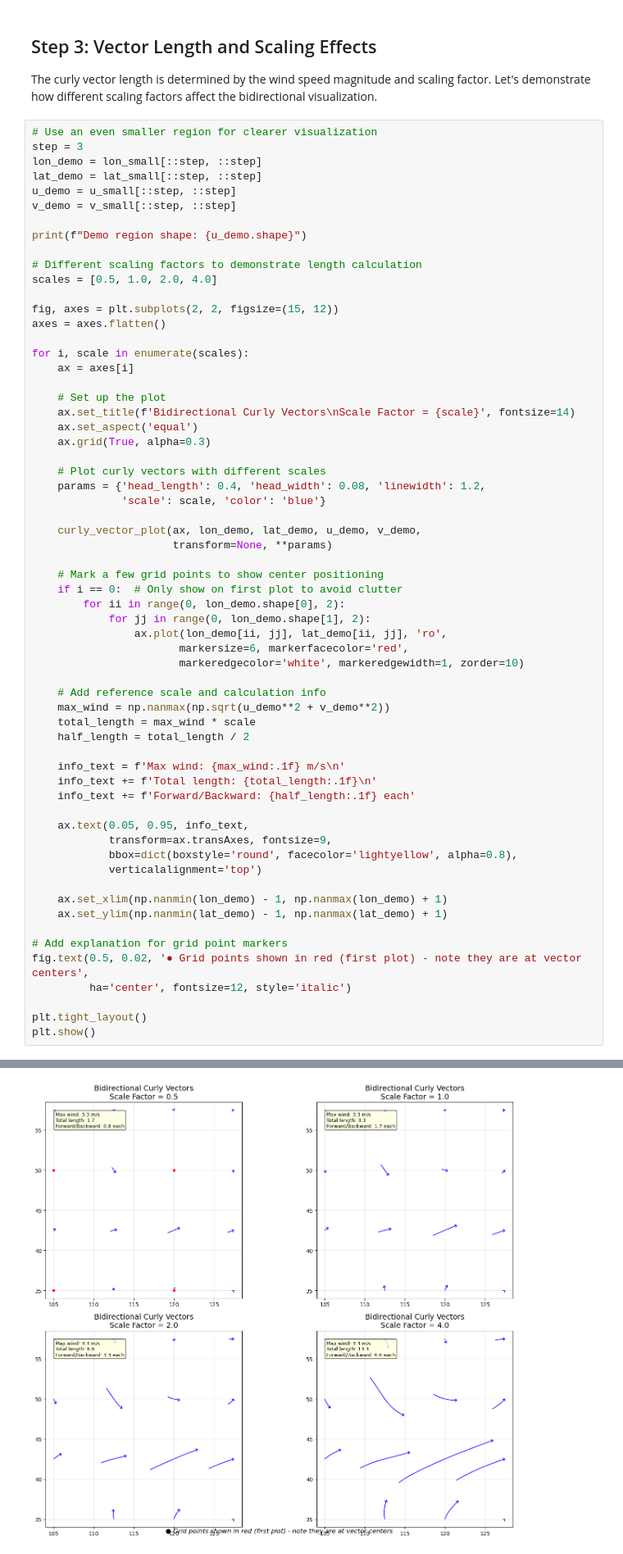
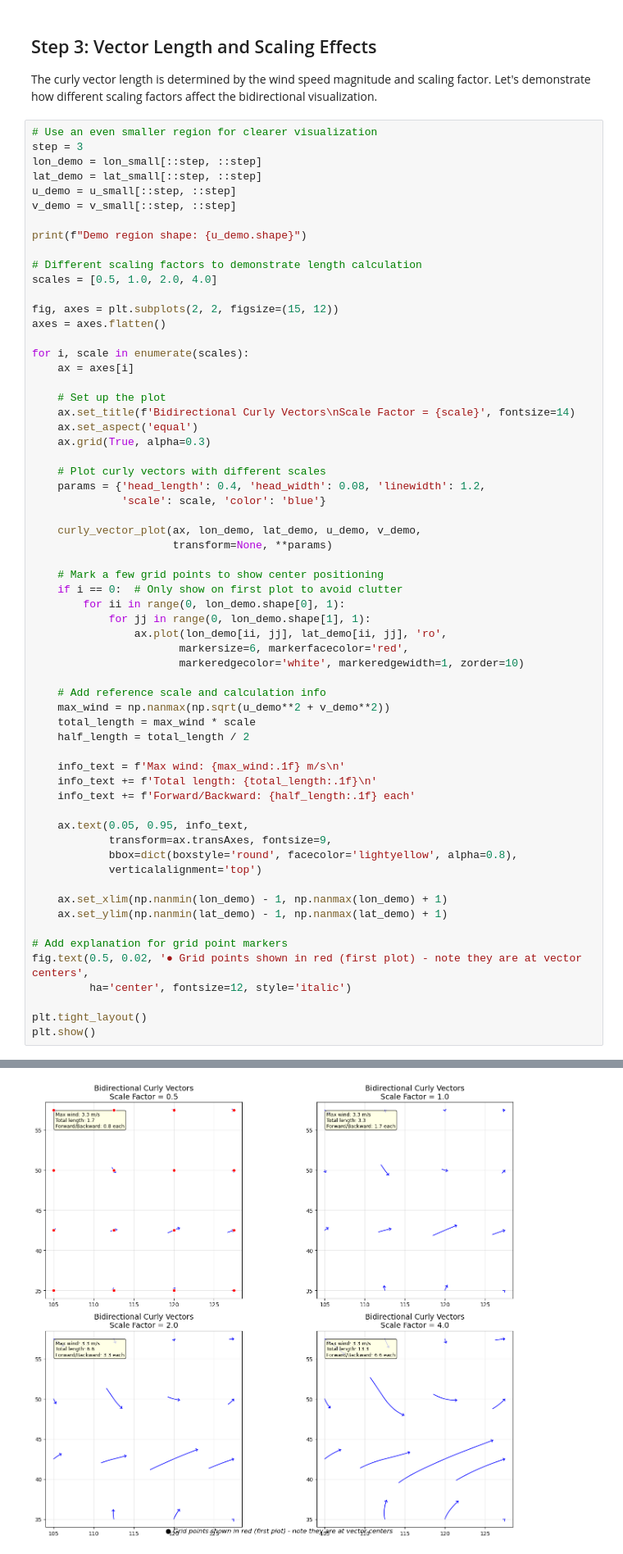
Before and after one commit to Liu-Yitao/Python_curly_vector, a Jupyter notebook: doc/curly_vector_calculation_demo.ipynb, the cells around one changed output, grey strips where cells are left out. Shown: that part at 82% size. Cells and saved outputs as stored; diff of their text form.

```diff
--- a/doc/curly_vector_calculation_demo.ipynb
+++ b/doc/curly_vector_calculation_demo.ipynb
@@ -163,35 +163,35 @@ for i, scale in enumerate(scales):
 
     # Mark a few grid points to show center positioning
     if i == 0:  # Only show on first plot to avoid clutter
-        for ii in range(0, lon_demo.shape[0], 2):
-            for jj in range(0, lon_demo.shape[1], 2):
+        for ii in range(0, lon_demo.shape[0], 1):
+            for jj in range(0, lon_demo.shape[1], 1):
                 ax.plot(lon_demo[ii, jj], lat_demo[ii, jj], 'ro',
                        markersize=6, markerfacecolor='red',
                        markeredgecolor='white', markeredgewidth=1, zorder=10)
 
     # Add reference scale and calculation info
     max_wind = np.nanmax(np.sqrt(u_demo**2 + v_demo**2))
     total_length = max_wind * scale
     half_length = total_length / 2
 
     info_text = f'Max wind: {max_wind:.1f} m/s\n'
     info_text += f'Total length: {total_length:.1f}\n'
     info_text += f'Forward/Backward: {half_length:.1f} each'
 
     ax.text(0.05, 0.95, info_text,
             transform=ax.transAxes, fontsize=9,
             bbox=dict(boxstyle='round', facecolor='lightyellow', alpha=0.8),
             verticalalignment='top')
 
     ax.set_xlim(np.nanmin(lon_demo) - 1, np.nanmax(lon_demo) + 1)
     ax.set_ylim(np.nanmin(lat_demo) - 1, np.nanmax(lat_demo) + 1)
 
 # Add explanation for grid point markers
 fig.text(0.5, 0.02, '● Grid points shown in red (first plot) - note they are at vector centers',
          ha='center', fontsize=12, style='italic')
 
 plt.tight_layout()
 plt.show()
 # %% [output]
 Demo region shape: (4, 4)
-[figure, old version]
+[figure, new version]
```
